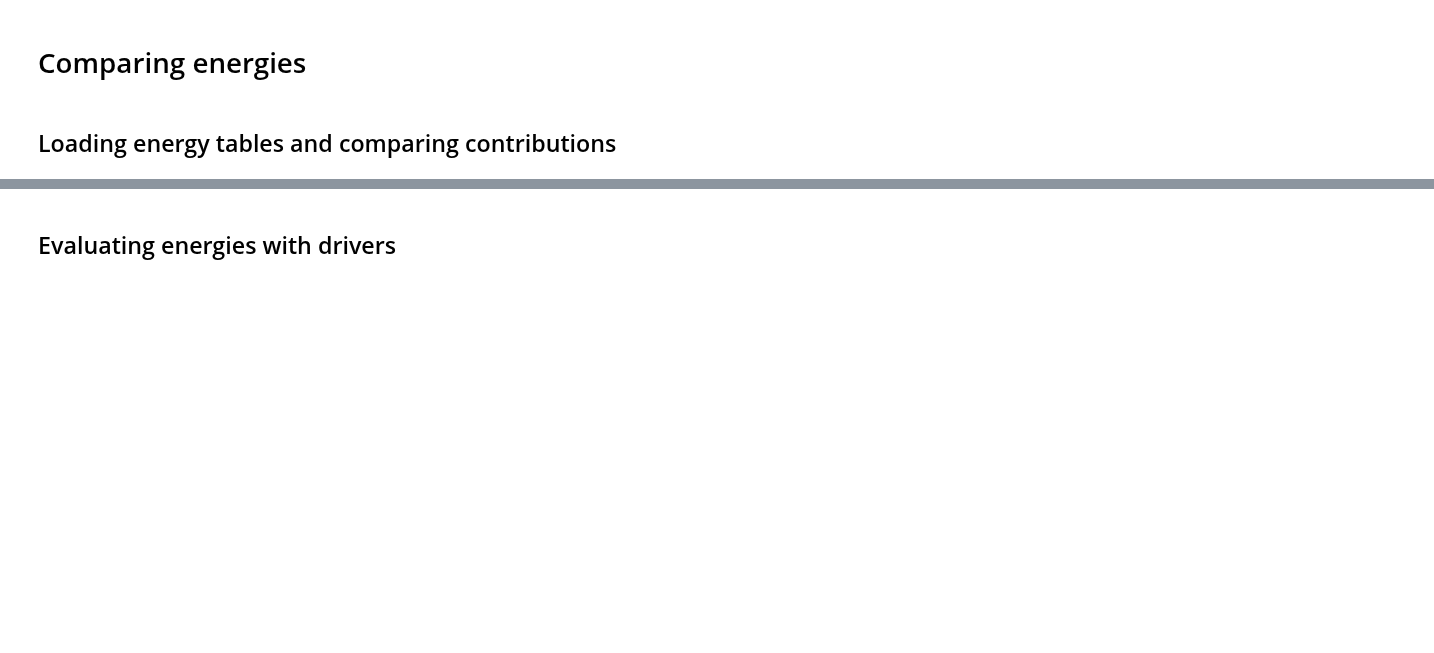
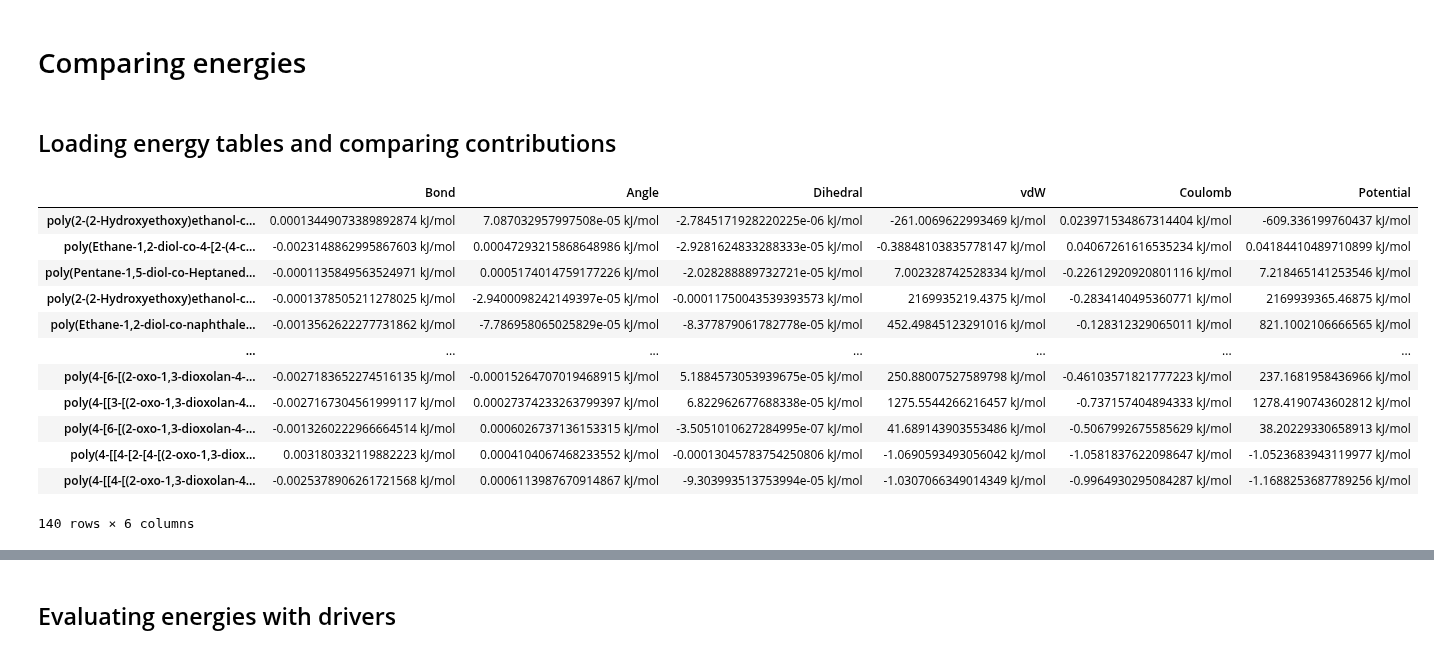
Before and after one commit to timbernat/NREL_polymers, a Jupyter notebook: energy_eval_updated.ipynb, the cells around one changed output, grey strips where cells are left out. Drawn from its saved outputs; the diff is of its cells as text; code cells hidden in the pictures; blank space fills up the shorter version.

```diff
--- a/energy_eval_updated.ipynb
+++ b/energy_eval_updated.ipynb
@@ -661,0 +353,19 @@ omm_redux
+# %%
+col_order = ['Bond', 'Angle', 'Dihedral', 'vdW', 'Coulomb', 'Potential']
+
+diff = edfs['LAMMPS'] - edfs['OpenMM']
+diff[col_order]
+# %% [output]
+|  | Bond | Angle | Dihedral | vdW | Coulomb | Potential |
+| poly(2-(2-Hydroxyethoxy)ethanol-c... | 0.00013449073389892874 kJ/mol | 7.087032957997508e-05 kJ/mol | -2.7845171928220225e-06 kJ/mol | -261.0069622993469 kJ/mol | 0.023971534867314404 kJ/mol | -609.336199760437 kJ/mol |
+| poly(Ethane-1,2-diol-co-4-[2-(4-c... | -0.0023148862995867603 kJ/mol | 0.00047293215868648986 kJ/mol | -2.9281624833288333e-05 kJ/mol | -0.38848103835778147 kJ/mol | 0.04067261616535234 kJ/mol | 0.04184410489710899 kJ/mol |
+| poly(Pentane-1,5-diol-co-Heptaned... | -0.0001135849563524971 kJ/mol | 0.0005174014759177226 kJ/mol | -2.028288889732721e-05 kJ/mol | 7.002328742528334 kJ/mol | -0.22612920920801116 kJ/mol | 7.218465141253546 kJ/mol |
+| poly(2-(2-Hydroxyethoxy)ethanol-c... | -0.0001378505211278025 kJ/mol | -2.9400098242149397e-05 kJ/mol | -0.00011750043539393573 kJ/mol | 2169935219.4375 kJ/mol | -0.2834140495360771 kJ/mol | 2169939365.46875 kJ/mol |
+| poly(Ethane-1,2-diol-co-naphthale... | -0.0013562622277731862 kJ/mol | -7.786958065025829e-05 kJ/mol | -8.377879061782778e-05 kJ/mol | 452.49845123291016 kJ/mol | -0.128312329065011 kJ/mol | 821.1002106666565 kJ/mol |
+| ... | ... | ... | ... | ... | ... | ... |
+| poly(4-[6-[(2-oxo-1,3-dioxolan-4-... | -0.0027183652274516135 kJ/mol | -0.00015264707019468915 kJ/mol | 5.1884573053939675e-05 kJ/mol | 250.88007527589798 kJ/mol | -0.46103571821777223 kJ/mol | 237.1681958436966 kJ/mol |
+| poly(4-[[3-[(2-oxo-1,3-dioxolan-4... | -0.0027167304561999117 kJ/mol | 0.00027374233263799397 kJ/mol | 6.822962677688338e-05 kJ/mol | 1275.5544266216457 kJ/mol | -0.737157404894333 kJ/mol | 1278.4190743602812 kJ/mol |
+| poly(4-[6-[(2-oxo-1,3-dioxolan-4-... | -0.0013260222966664514 kJ/mol | 0.0006026737136153315 kJ/mol | -3.5051010627284995e-07 kJ/mol | 41.689143903553486 kJ/mol | -0.5067992675585629 kJ/mol | 38.20229330658913 kJ/mol |
+| poly(4-[[4-[2-[4-[(2-oxo-1,3-diox... | 0.003180332119882223 kJ/mol | 0.0004104067468233552 kJ/mol | -0.00013045783754250806 kJ/mol | -1.0690593493056042 kJ/mol | -1.0581837622098647 kJ/mol | -1.0523683943119977 kJ/mol |
+| poly(4-[[4-[(2-oxo-1,3-dioxolan-4... | -0.0025378906261721568 kJ/mol | 0.0006113987670914867 kJ/mol | -9.303993513753994e-05 kJ/mol | -1.0307066349014349 kJ/mol | -0.9964930295084287 kJ/mol | -1.1688253687789256 kJ/mol |
+140 rows × 6 columns
```
Also changed, not shown: parts of 34 cells of this notebook.
